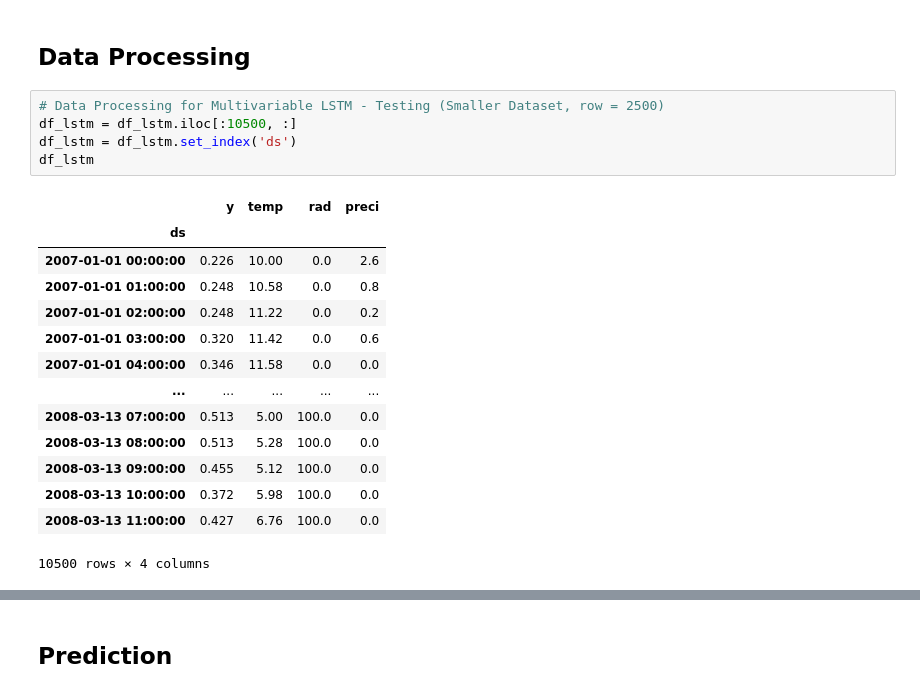
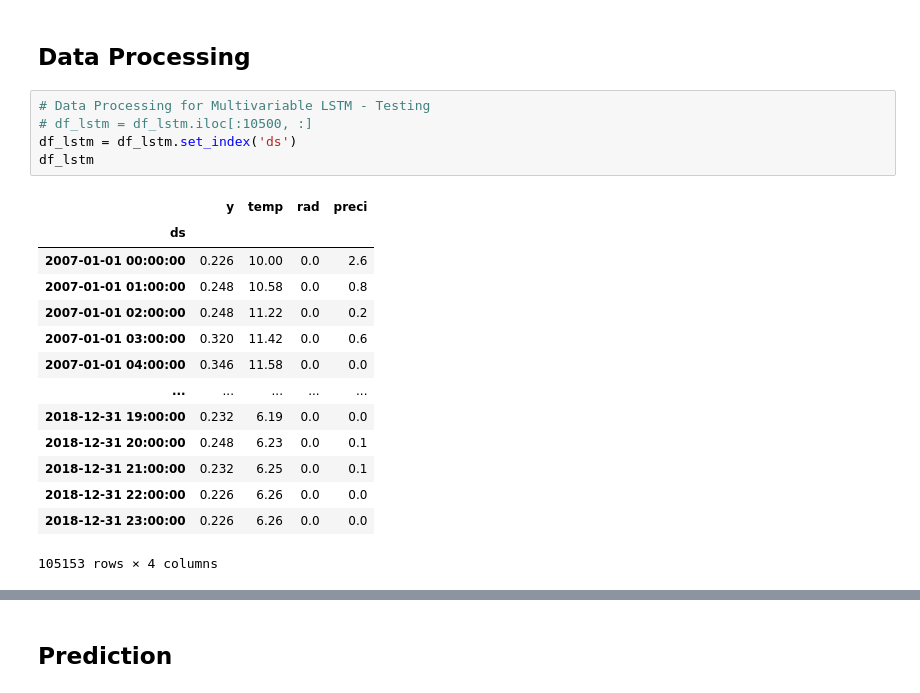
Before and after one commit to heli1111/Masters_Thesis, a Jupyter notebook: sandbox_lime.ipynb, the cells around one changed output, grey strips where cells are left out. Drawn from its saved outputs; the diff is of its cells as text.

Commit message:
LSTM model full data

```diff
--- a/sandbox_lime.ipynb
+++ b/sandbox_lime.ipynb
@@ -86,25 +86,25 @@ df_lstm
 # %% [markdown]
 ## Data Processing
 # %%
-# Data Processing for Multivariable LSTM - Testing (Smaller Dataset, row = 2500)
-df_lstm = df_lstm.iloc[:10500, :]
+# Data Processing for Multivariable LSTM - Testing
+# df_lstm = df_lstm.iloc[:10500, :]
 df_lstm = df_lstm.set_index('ds')
 df_lstm
 # %% [output]
 |  | y | temp | rad | preci |
 | ds |  |  |  |  |
 | 2007-01-01 00:00:00 | 0.226 | 10.00 | 0.0 | 2.6 |
 | 2007-01-01 01:00:00 | 0.248 | 10.58 | 0.0 | 0.8 |
 | 2007-01-01 02:00:00 | 0.248 | 11.22 | 0.0 | 0.2 |
 | 2007-01-01 03:00:00 | 0.320 | 11.42 | 0.0 | 0.6 |
 | 2007-01-01 04:00:00 | 0.346 | 11.58 | 0.0 | 0.0 |
 | ... | ... | ... | ... | ... |
-| 2008-03-13 07:00:00 | 0.513 | 5.00 | 100.0 | 0.0 |
-| 2008-03-13 08:00:00 | 0.513 | 5.28 | 100.0 | 0.0 |
-| 2008-03-13 09:00:00 | 0.455 | 5.12 | 100.0 | 0.0 |
-| 2008-03-13 10:00:00 | 0.372 | 5.98 | 100.0 | 0.0 |
-| 2008-03-13 11:00:00 | 0.427 | 6.76 | 100.0 | 0.0 |
+| 2018-12-31 19:00:00 | 0.232 | 6.19 | 0.0 | 0.0 |
+| 2018-12-31 20:00:00 | 0.248 | 6.23 | 0.0 | 0.1 |
+| 2018-12-31 21:00:00 | 0.232 | 6.25 | 0.0 | 0.1 |
+| 2018-12-31 22:00:00 | 0.226 | 6.26 | 0.0 | 0.0 |
+| 2018-12-31 23:00:00 | 0.226 | 6.26 | 0.0 | 0.0 |
-10500 rows × 4 columns
+105153 rows × 4 columns
 # %%
 # convert series to supervised learning
 def series_to_supervised(data, n_in=1, n_out=1, dropnan=True):
```
Also changed, not shown: parts of 4 cells of this notebook.
